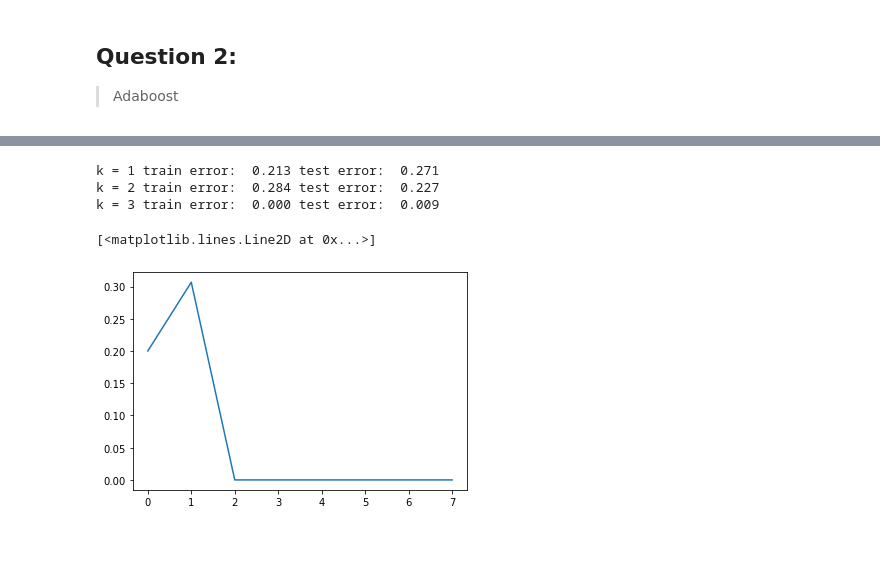
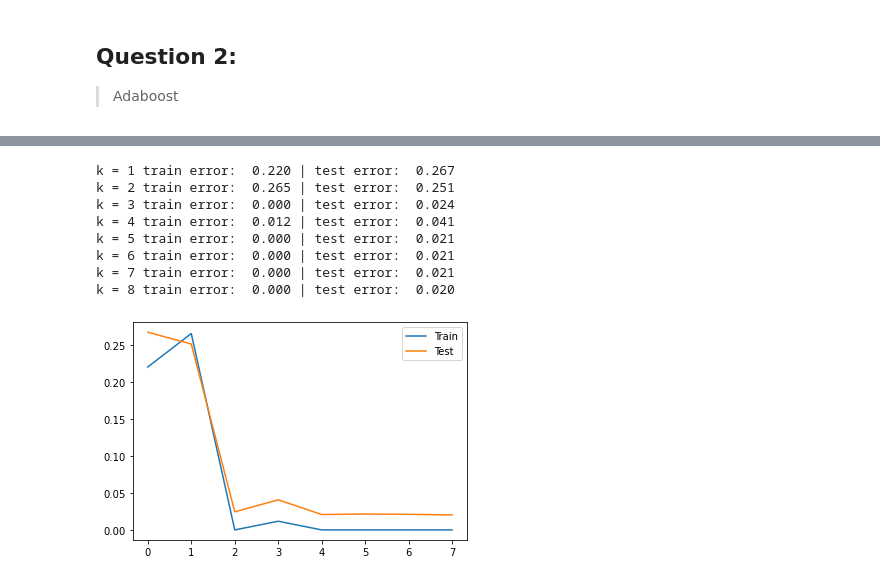
Before and after one commit to kggold4/machine-learning-assignments, a Jupyter notebook: adaboost.ipynb, the cells around one changed output, grey strips where cells are left out. Drawn from its saved outputs; the diff is of its cells as text; code cells hidden in the pictures; blank space fills up the shorter version.

```diff
--- a/adaboost.ipynb
+++ b/adaboost.ipynb
@@ -249,20 +115,31 @@ import matplotlib.pyplot as plt
 # %%
-for c in range(3):
+print("Error")
+i_train_error_graph = []
+i_test_error_graph = []
+for c in range(iterations):
+    i_train_error = np.mean(train_errors[:,c])
+    i_train_error_graph.append(i_train_error)
+    i_test_error = np.mean(test_errors[:,c])
+    i_test_error_graph.append(i_test_error)
     print(f"k = {c + 1}",
-          "train error: ", "%.3f" % np.mean(train_errors[:,c]),
-          "test error: ", "%.3f" % np.mean(test_errors[:,c]))
+          "train error: ", "%.3f" % i_train_error,
+          "| test error: ", "%.3f" % i_test_error)
 # %% [output]
-k = 1 train error:  0.213 test error:  0.271
-k = 2 train error:  0.284 test error:  0.227
-k = 3 train error:  0.000 test error:  0.009
+k = 1 train error:  0.220 | test error:  0.267
+k = 2 train error:  0.265 | test error:  0.251
+k = 3 train error:  0.000 | test error:  0.024
+k = 4 train error:  0.012 | test error:  0.041
+k = 5 train error:  0.000 | test error:  0.021
+k = 6 train error:  0.000 | test error:  0.021
+k = 7 train error:  0.000 | test error:  0.021
+k = 8 train error:  0.000 | test error:  0.020
-# %%
-n=[]
-for i in range(8):
-    n.append(train_errors[2][i])
-plt.plot(n)
-# %% [output]
-[<matplotlib.lines.Line2D at 0x...>]
-[figure, removed]
+# %%
+plt.plot(i_train_error_graph, label='Train')
+plt.plot(i_test_error_graph, label="Test")
+plt.legend()
+plt.show()
+# %% [output]
+[figure, added]
 # %%
 plt.plot(train_errors.flatten())
 plt.show()
```
Also changed, not shown: parts of 17 cells of this notebook, 3 other files.
